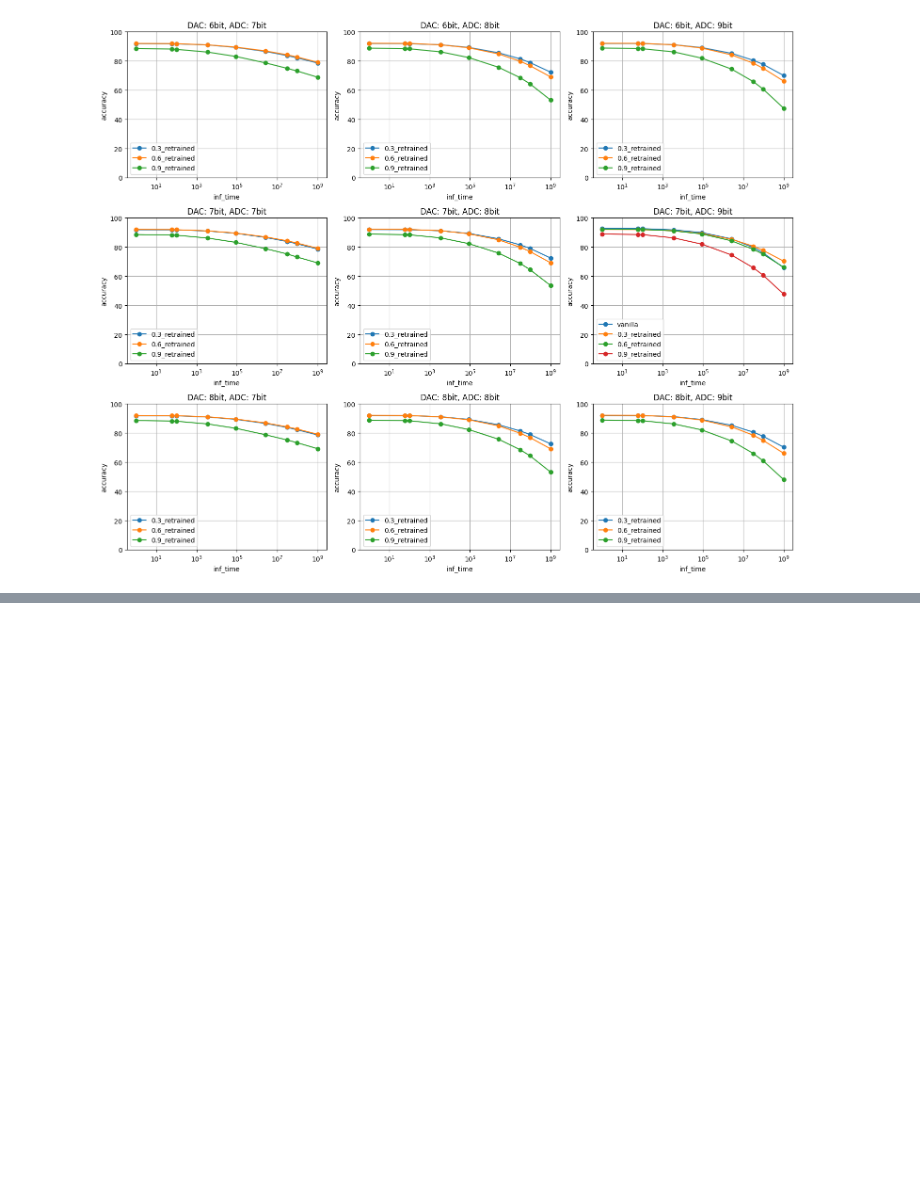
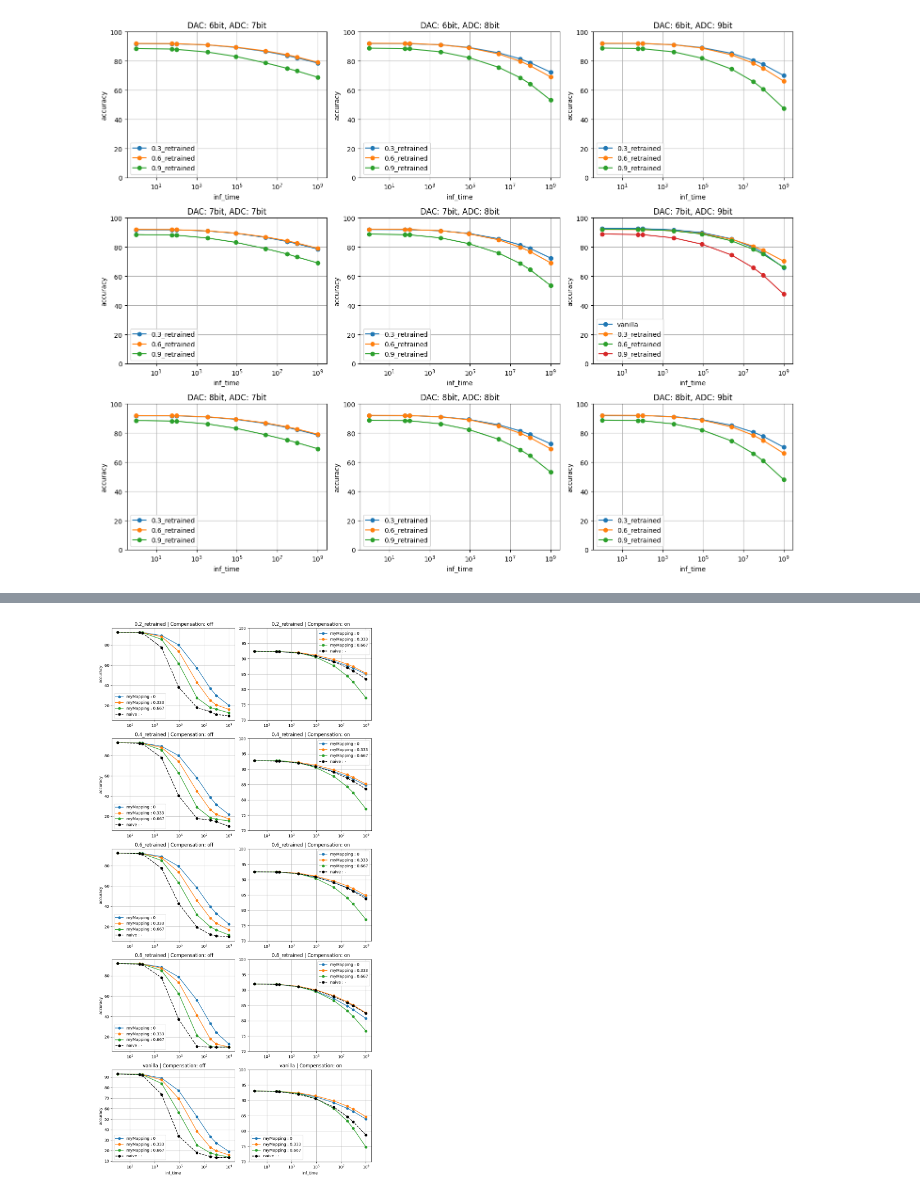
Before and after one commit to PRAM-weight-biasing/PRAM-weight-biasing, a Jupyter notebook: z_data_processing/250710_acc_plot.ipynb, the cells around one changed output, grey strips where cells are left out. Saved outputs shown, nothing was run; the diff lists cells and outputs as text; code cells hidden in the pictures; blank space fills up the shorter version.

```diff
--- a/z_data_processing/250710_acc_plot.ipynb
+++ b/z_data_processing/250710_acc_plot.ipynb
@@ -57,0 +119,44 @@ plt.show()
+# %%
+# 유일한 값 추출
+gdc_vals = sorted(df['GDC'].unique())
+model_vals = sorted(df['model_type'].unique())
+mapping_distortion_vals = sorted(df['mapping_distortion'].unique())
+
+# subplot 개수 정의 (row: model_type, col: GDC)
+fig, axes = plt.subplots(len(model_vals), len(gdc_vals),
+                         figsize=(5 * len(gdc_vals), 4 * len(model_vals)),
+                         squeeze=False)
+
+# plot
+for i, model in enumerate(model_vals):
+    for j, gdc in enumerate(gdc_vals):
+        ax = axes[i][j]
+        subset = df[(df['GDC'] == gdc) & (df['model_type'] == model)]
+
+        for mapping_distortion in mapping_distortion_vals:
+            md_data = subset[subset['mapping_distortion'] == mapping_distortion].sort_values('inf_time')
+
+            if 'naive' in mapping_distortion :
+                ax.plot(md_data['inf_time'], md_data['accuracy'],
+                        label=mapping_distortion, color='black', linestyle='--', marker='o')
+            else:
+                ax.plot(md_data['inf_time'], md_data['accuracy'],
+                        label=mapping_distortion, marker='o')
+
+        ax.set_title(f' {model} | Compensation: {gdc}')
+        if i == len(model_vals) - 1:
+            ax.set_xlabel('inf_time')
+        if j == 0:
+            ax.set_ylabel('accuracy')
+
+        # GDC가 "on"일 때 ylim 설정
+        if gdc == "on":
+            ax.set_ylim(70,100)
+
+        ax.grid(True)
+        ax.legend()
+        ax.set_xscale('log')
+
+plt.tight_layout()
+# %% [output]
+[figure, added]
```
Also changed, not shown: parts of 4 cells of this notebook, 2 other files.
